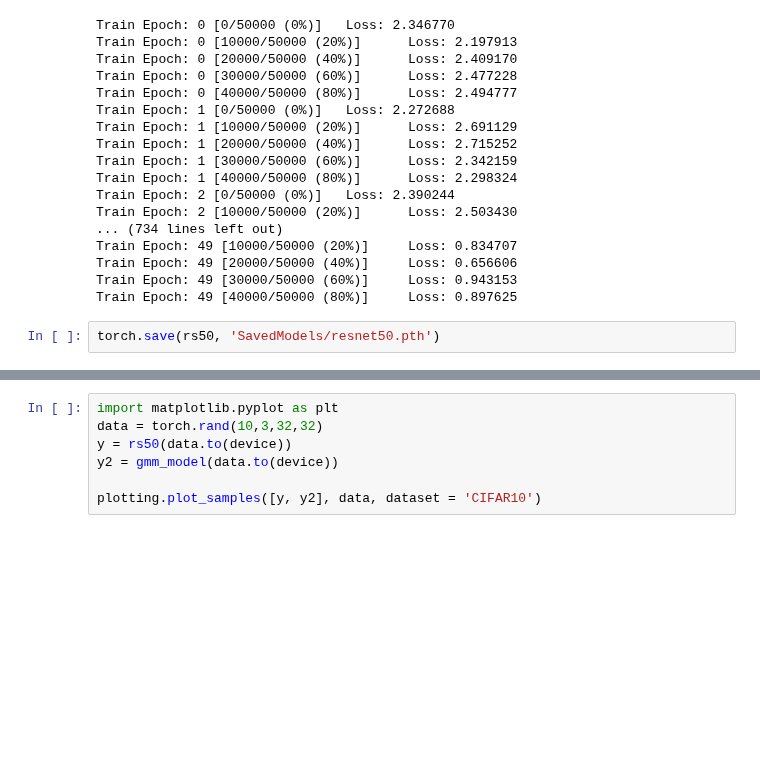
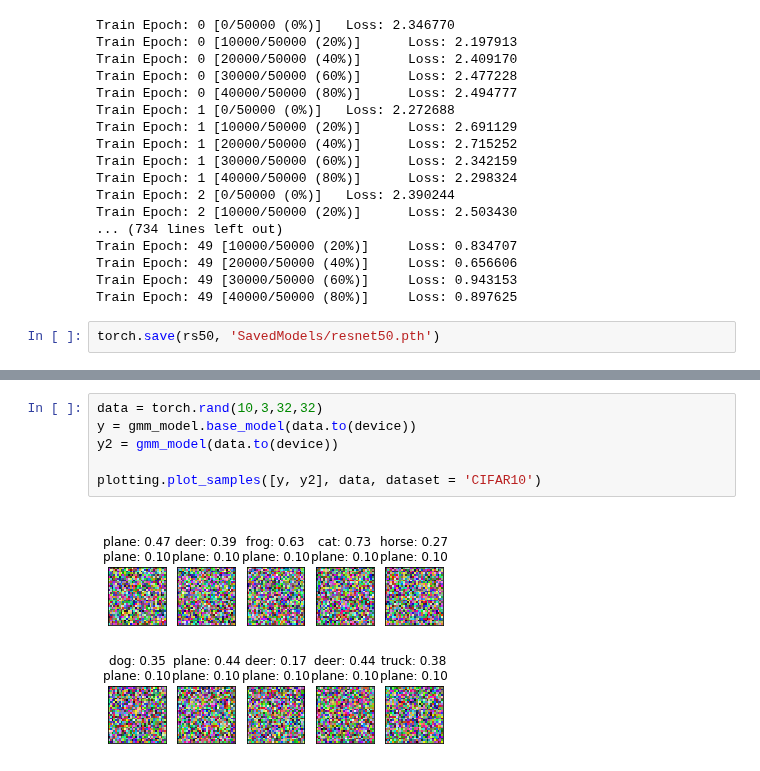
Before and after one commit to AlexMeinke/certified-certain-uncertainty, a Jupyter notebook: GMM-CIFAR10.ipynb, the cells around one changed output, grey strips where cells are left out. Saved outputs shown, nothing was run; the diff lists cells and outputs as text; blank space fills up the shorter version.

```diff
--- a/GMM-CIFAR10.ipynb
+++ b/GMM-CIFAR10.ipynb
@@ -80,10 +91,11 @@ plotting.plot_samples([y, y2], data, dataset = 'CIFAR10')
 # %%
-import matplotlib.pyplot as plt
 data = torch.rand(10,3,32,32)
-y = rs50(data.to(device))
+y = gmm_model.base_model(data.to(device))
 y2 = gmm_model(data.to(device))
 
 plotting.plot_samples([y, y2], data, dataset = 'CIFAR10')
+# %% [output]
+[figure, added]
 # %%
 min_conf = .1
 tt.test(gmm_model, device, dl.CIFAR10_test_loader, min_conf=min_conf)
```
Also changed, not shown: parts of 16 cells of this notebook, 2 other files.
